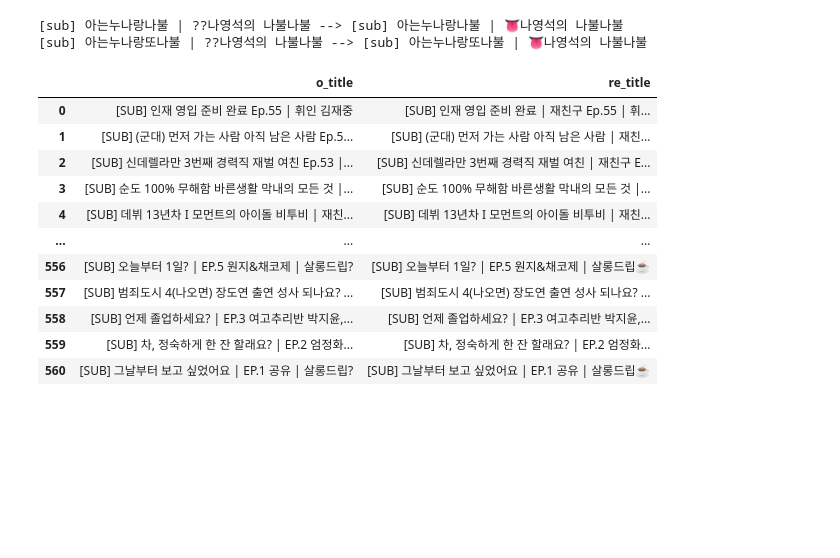
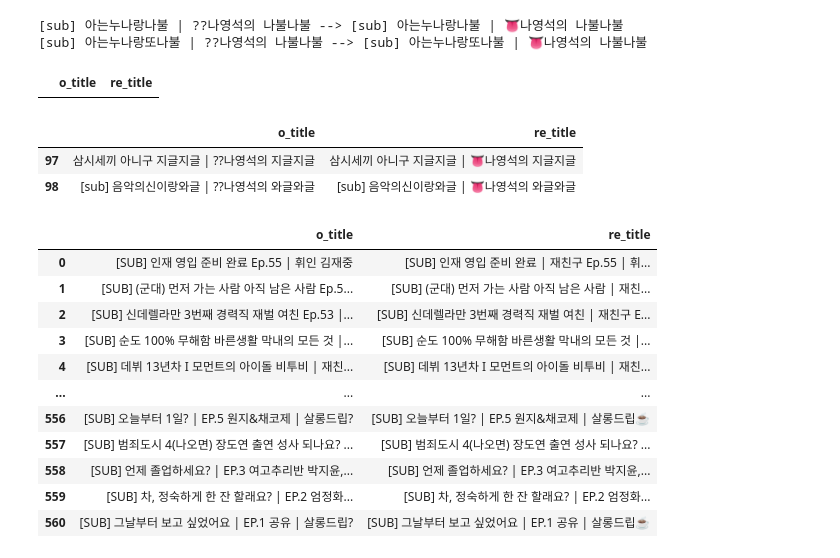
Before and after one commit to bymate/view_prediction_ML, a Jupyter notebook: youtube_title_recrawling.ipynb, the cells around one changed output. Drawn from its saved outputs; the diff is of its cells as text; code cells hidden in the pictures; blank space fills up the shorter version.

```diff
--- a/youtube_title_recrawling.ipynb
+++ b/youtube_title_recrawling.ipynb
@@ -41,6 +45,7 @@ import pandas as pd
 from tqdm.notebook import tqdm
 from selenium import webdriver
 from selenium.webdriver.common.by import By
+from selenium.common.exceptions import StaleElementReferenceException
 
 df = pd.read_csv('youtube_contents_info_final_ver1.csv', index_col=0)
 
@@ -60,11 +65,18 @@ for title in tqdm(title_list):
     search = driver.find_element(By.NAME, 'search_query')
     search.clear()
     search.send_keys(title)
-    driver.find_element(By.XPATH, '//*[@id="search-icon-legacy"]/yt-icon/span').click()
+    driver.find_element(By.XPATH, '//*[@id="center"]/yt-searchbox/button/yt-icon/span').click()
     time.sleep(1)
 
     # 첫번째로 발견한 최상단의 제목만 가져옴
-    re_title = driver.find_element(By.XPATH, '//*[@id="video-title"]').text
+    for _ in range(3):
+        try:
+            re_title = driver.find_element(By.XPATH, '//*[@id="video-title"]').text
+            if re_title == '':
+                re_title = driver.find_elements(By.XPATH, '//*[@id="video-title"]')[0].text
+            break
+        except StaleElementReferenceException:
+            time.sleep(1)
 
     title_dict[title] = re_title
 
@@ -121,6 +118,18 @@ for k, v in title_dict.items():
 # %% [output]
 [sub] 아는누나랑나불 | ??나영석의 나불나불 --> [sub] 아는누나랑나불 | 👅나영석의 나불나불
 [sub] 아는누나랑또나불 | ??나영석의 나불나불 --> [sub] 아는누나랑또나불 | 👅나영석의 나불나불
+# %%
+df1 = pd.DataFrame(list(title_dict.items()), columns=['o_title', 're_title'])
+df1[df1['re_title'].isna()]
+# %% [output]
+|  | o_title | re_title |
+# %%
+# 97번째 인덱스에 해당하는 title이 수집이 안됐었는데 try 구문 추가해서 수집 완료.
+df1.iloc[97:99]
+# %% [output]
+|  | o_title | re_title |
+| 97 | 삼시세끼 아니구 지글지글 | ??나영석의 지글지글 | 삼시세끼 아니구 지글지글 | 👅나영석의 지글지글 |
+| 98 | [sub] 음악의신이랑와글 | ??나영석의 와글와글 | [sub] 음악의신이랑와글 | 👅나영석의 와글와글 |
 # %%
 df1 = pd.DataFrame(list(title_dict.items()), columns=['o_title', 're_title'])
 df1.to_csv('title_re_crawling.csv')
```
Also changed, not shown: parts of 5 cells of this notebook.
